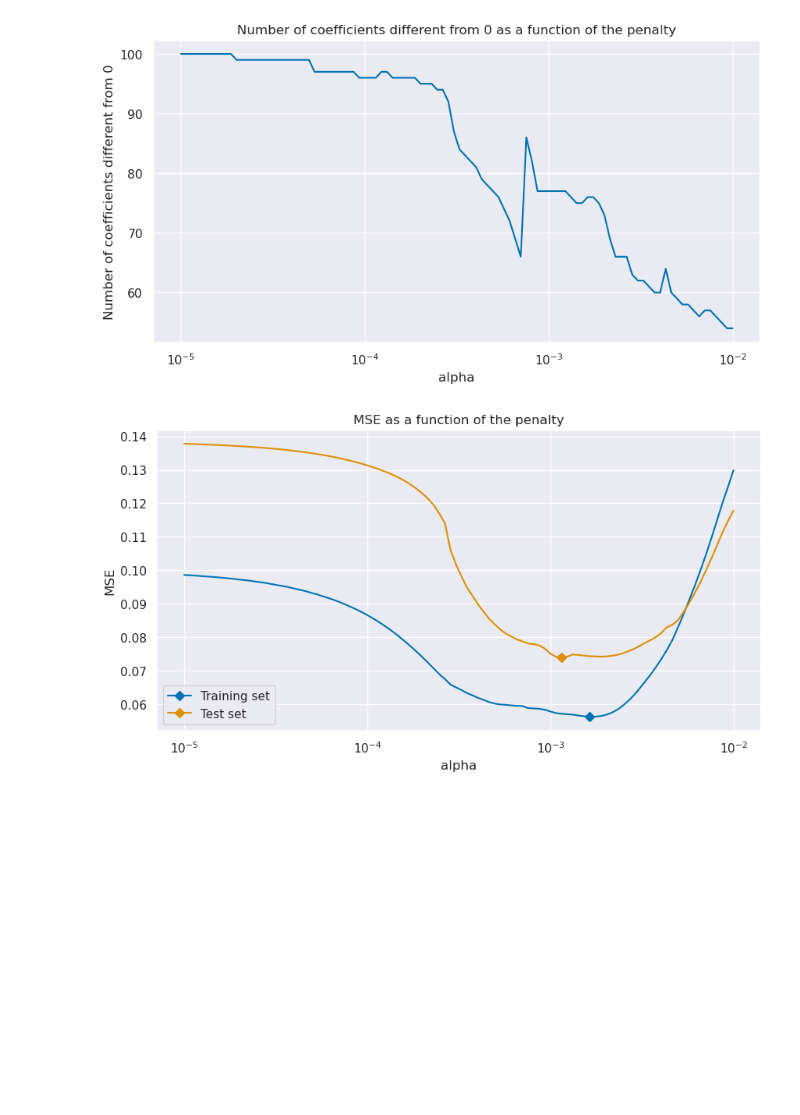
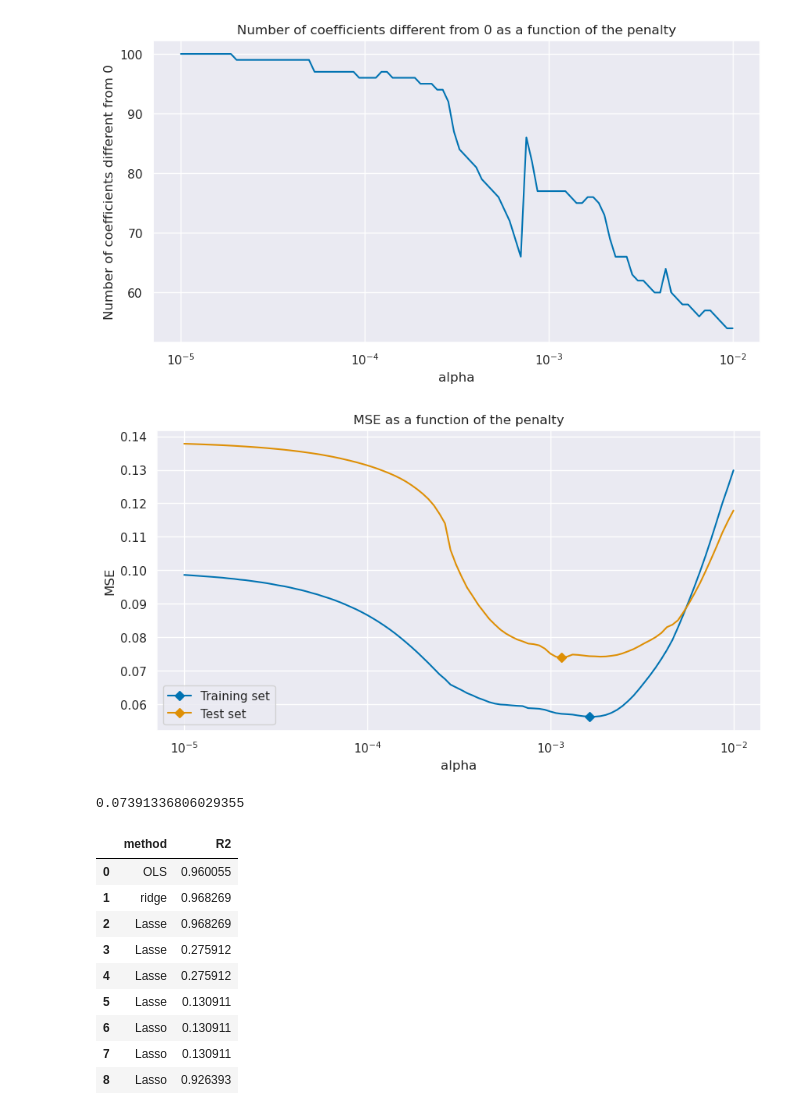
Before and after one commit to Dardare-Clement/SD-TSIA204, a Jupyter notebook: TP2/SD-TSIA204_lab2_dardare_clement.ipynb, the cells around one changed output. Saved outputs shown, nothing was run; the diff lists cells and outputs as text; code cells hidden in the pictures; blank space fills up the shorter version.

```diff
--- a/TP2/SD-TSIA204_lab2_dardare_clement.ipynb
+++ b/TP2/SD-TSIA204_lab2_dardare_clement.ipynb
@@ -344,5 +346,30 @@ ax.set_ylabel('MSE')
 ax.set_title('MSE as a function of the penalty')
 ax.legend()
 plt.show()
+
+test_mse[argmin2]
 # %% [output]
 [figure]
+0.07391336806029355
+# %%
+#d)
+model = Lasso(alpha = alpha_values2[argmin2], tol=0.05, max_iter=10000)
+model = model.fit(X_train, Y_train)
+Y_pred = model.predict(X_test)
+
+R2_Las = r2_score(Y_test, Y_pred)
+
+df_coef = pd.concat([df_coef, pd.DataFrame({'method': ["Lasso"], 'R2': [R2_Las]})], ignore_index=True)
+# %%
+df_coef
+# %% [output]
+|  | method | R2 |
+| 0 | OLS | 0.960055 |
+| 1 | ridge | 0.968269 |
+| 2 | Lasse | 0.968269 |
+| 3 | Lasse | 0.275912 |
+| 4 | Lasse | 0.275912 |
+| 5 | Lasse | 0.130911 |
+| 6 | Lasso | 0.130911 |
+| 7 | Lasso | 0.130911 |
+| 8 | Lasso | 0.926393 |
```
Also changed, not shown: parts of 4 cells of this notebook.
